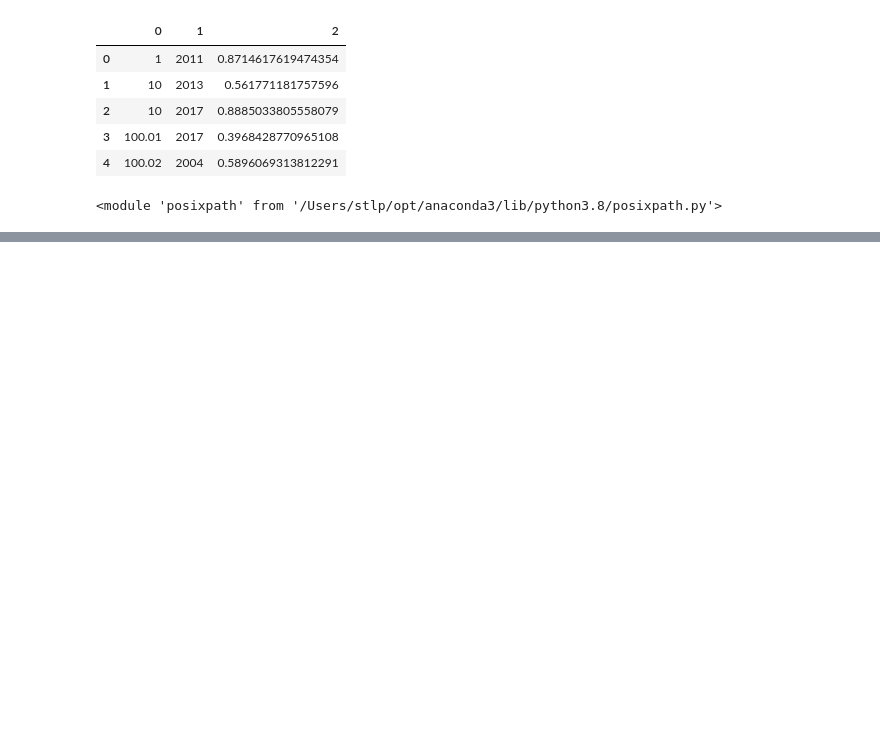
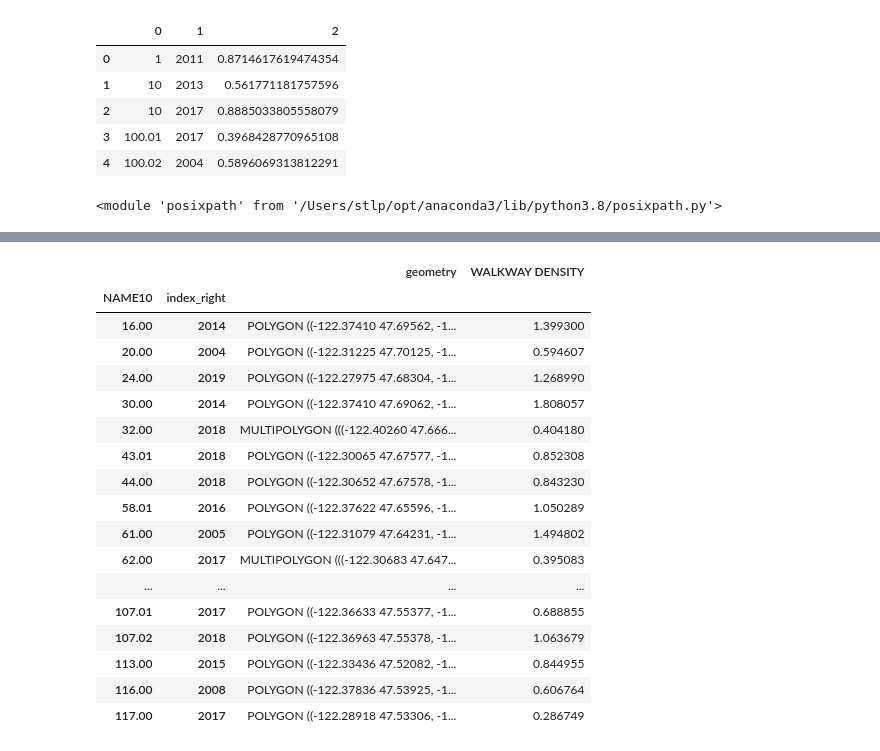
Before and after one commit to Greening-Seattle/Prediction, a Jupyter notebook: Prediction_Processing.ipynb, the cells around one changed output, grey strips where cells are left out. Saved outputs shown, nothing was run; the diff lists cells and outputs as text; code cells hidden in the pictures; blank space fills up the shorter version.

```diff
--- a/Prediction_Processing.ipynb
+++ b/Prediction_Processing.ipynb
@@ -203,0 +246,22 @@ walks_by_tract.drop(columns=['geometry','SHAPE_Area','SNDSEG_UPD'])
+# %%
+walks_cleaned = walks_by_tract.drop(columns=['SHAPE_Area','SEGMENT_TY','SNDSEG_UPD','SHAPE_Leng'])
+walks_cleaned.dissolve(by=['NAME10','index_right'])
+# %% [output]
+|  |  | geometry | WALKWAY DENSITY |
+| NAME10 | index_right |  |  |
+| 16.00 | 2014 | POLYGON ((-122.37410 47.69562, -1... | 1.399300 |
+| 20.00 | 2004 | POLYGON ((-122.31225 47.70125, -1... | 0.594607 |
+| 24.00 | 2019 | POLYGON ((-122.27975 47.68304, -1... | 1.268990 |
+| 30.00 | 2014 | POLYGON ((-122.37410 47.69062, -1... | 1.808057 |
+| 32.00 | 2018 | MULTIPOLYGON (((-122.40260 47.666... | 0.404180 |
+| 43.01 | 2018 | POLYGON ((-122.30065 47.67577, -1... | 0.852308 |
+| 44.00 | 2018 | POLYGON ((-122.30652 47.67578, -1... | 0.843230 |
+| 58.01 | 2016 | POLYGON ((-122.37622 47.65596, -1... | 1.050289 |
+| 61.00 | 2005 | POLYGON ((-122.31079 47.64231, -1... | 1.494802 |
+| 62.00 | 2017 | MULTIPOLYGON (((-122.30683 47.647... | 0.395083 |
+| ... | ... | ... | ... |
+| 107.01 | 2017 | POLYGON ((-122.36633 47.55377, -1... | 0.688855 |
+| 107.02 | 2018 | POLYGON ((-122.36963 47.55378, -1... | 1.063679 |
+| 113.00 | 2015 | POLYGON ((-122.33436 47.52082, -1... | 0.844955 |
+| 116.00 | 2008 | POLYGON ((-122.37836 47.53925, -1... | 0.606764 |
+| 117.00 | 2017 | POLYGON ((-122.28918 47.53306, -1... | 0.286749 |
```
Also changed, not shown: parts of 58 cells of this notebook.
